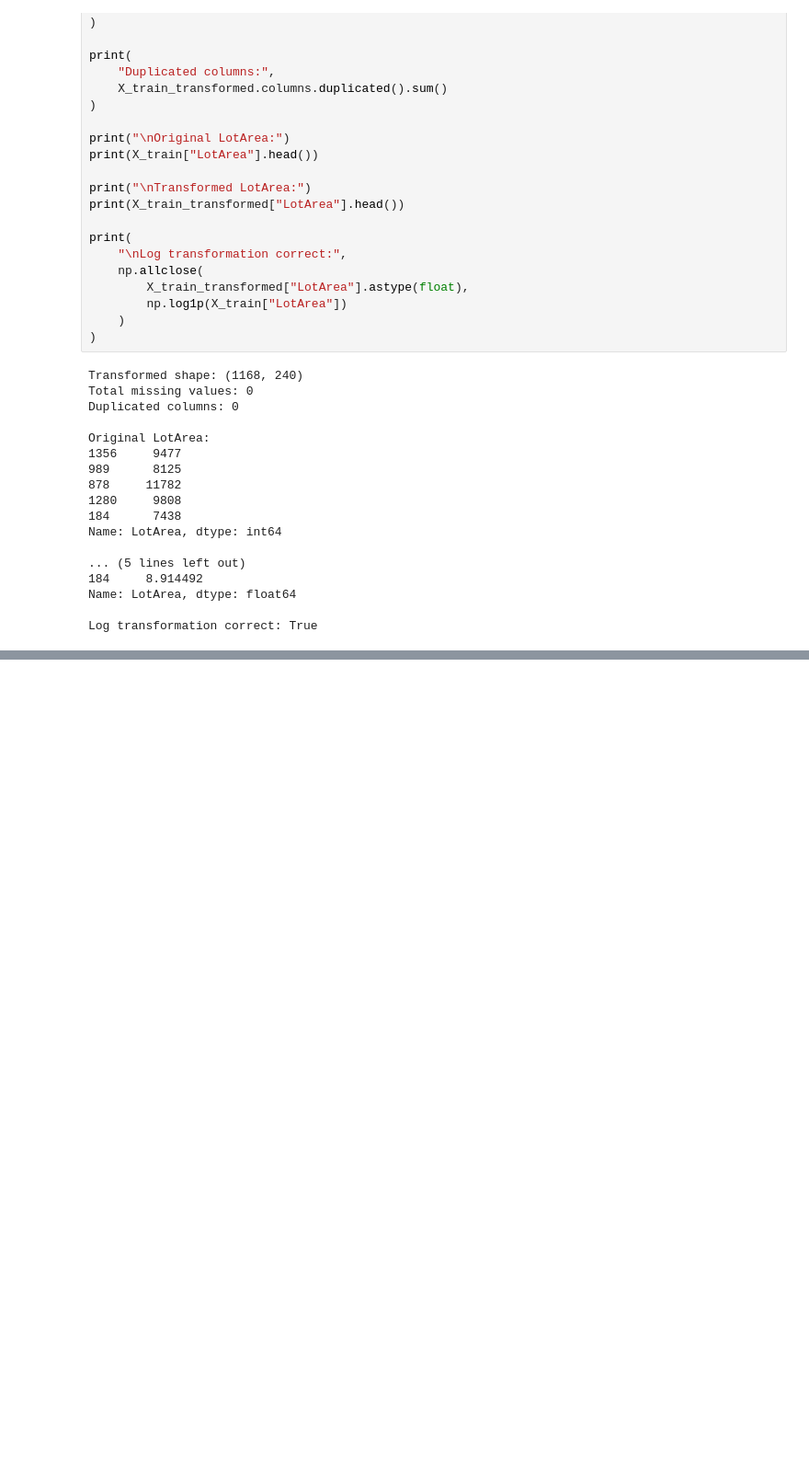
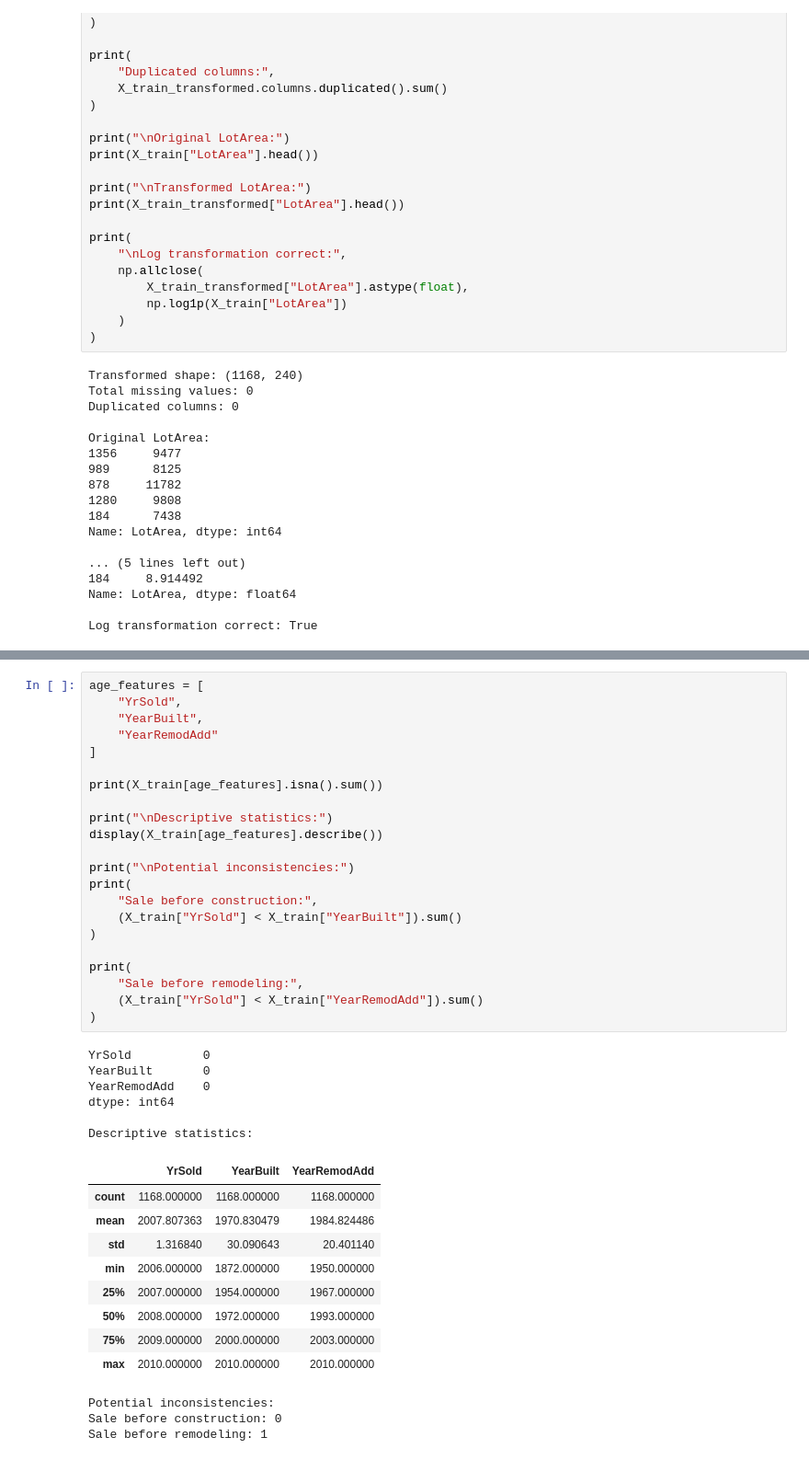
Before and after one commit to MiloszZ2222/ml-production-project, a Jupyter notebook: notebooks/02_feature_engineering.ipynb, the cells around one changed output, grey strips where cells are left out. Shown at 92% size. Drawn from its saved outputs; the diff is of its cells as text; blank space fills up the shorter version.

```diff
--- a/notebooks/02_feature_engineering.ipynb
+++ b/notebooks/02_feature_engineering.ipynb
@@ -2428,0 +2412,41 @@ Total missing: 0
+# %%
+age_features = [
+    "YrSold",
+    "YearBuilt",
+    "YearRemodAdd"
+]
+
+print(X_train[age_features].isna().sum())
+
+print("\nDescriptive statistics:")
+display(X_train[age_features].describe())
+
+print("\nPotential inconsistencies:")
+print(
+    "Sale before construction:",
+    (X_train["YrSold"] < X_train["YearBuilt"]).sum()
+)
+
+print(
+    "Sale before remodeling:",
+    (X_train["YrSold"] < X_train["YearRemodAdd"]).sum()
+)
+# %% [output]
+YrSold          0
+YearBuilt       0
+YearRemodAdd    0
+dtype: int64
+
+Descriptive statistics:
+|  | YrSold | YearBuilt | YearRemodAdd |
+| count | 1168.000000 | 1168.000000 | 1168.000000 |
+| mean | 2007.807363 | 1970.830479 | 1984.824486 |
+| std | 1.316840 | 30.090643 | 20.401140 |
+| min | 2006.000000 | 1872.000000 | 1950.000000 |
+| 25% | 2007.000000 | 1954.000000 | 1967.000000 |
+| 50% | 2008.000000 | 1972.000000 | 1993.000000 |
+| 75% | 2009.000000 | 2000.000000 | 2003.000000 |
+| max | 2010.000000 | 2010.000000 | 2010.000000 |
+Potential inconsistencies:
+Sale before construction: 0
+Sale before remodeling: 1
```
Also changed, not shown: parts of 28 cells of this notebook.
